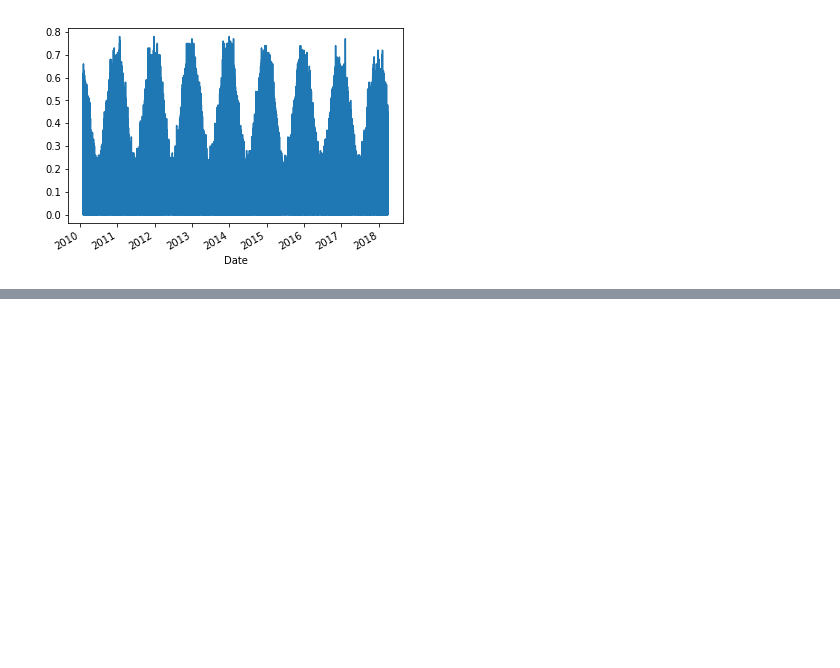
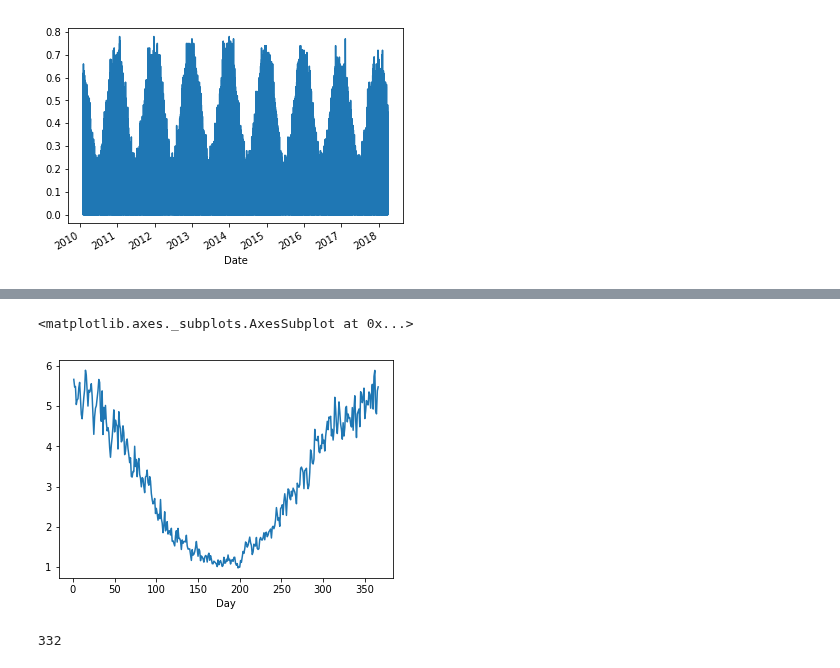
Before and after one commit to HamishBrownPFR/CropWaterAnalysis, a Jupyter notebook: CleanBroadfieldsMetData.ipynb, the cells around one changed output, grey strips where cells are left out. Drawn from its saved outputs; the diff is of its cells as text; code cells hidden in the pictures; blank space fills up the shorter version.

```diff
--- a/CleanBroadfieldsMetData.ipynb
+++ b/CleanBroadfieldsMetData.ipynb
@@ -52,0 +77,11 @@ RawData.to_pickle('BroadFieldsMet.pkl')
+# %%
+MeanPET = pd.read_pickle('../2020/Weather/MeanPET.pkl')
+# %%
+MeanPET.plot()
+# %% [output]
+<matplotlib.axes._subplots.AxesSubplot at 0x...>
+[figure, added]
+# %%
+PET.index[300].dayofyear
+# %% [output]
+332
```
Also changed, not shown: parts of 6 cells of this notebook.
